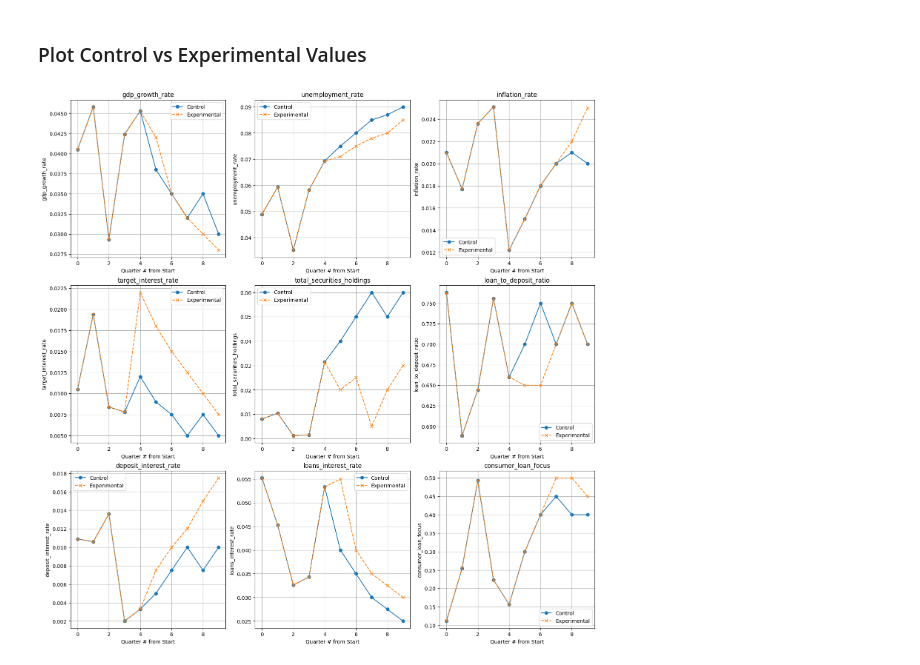
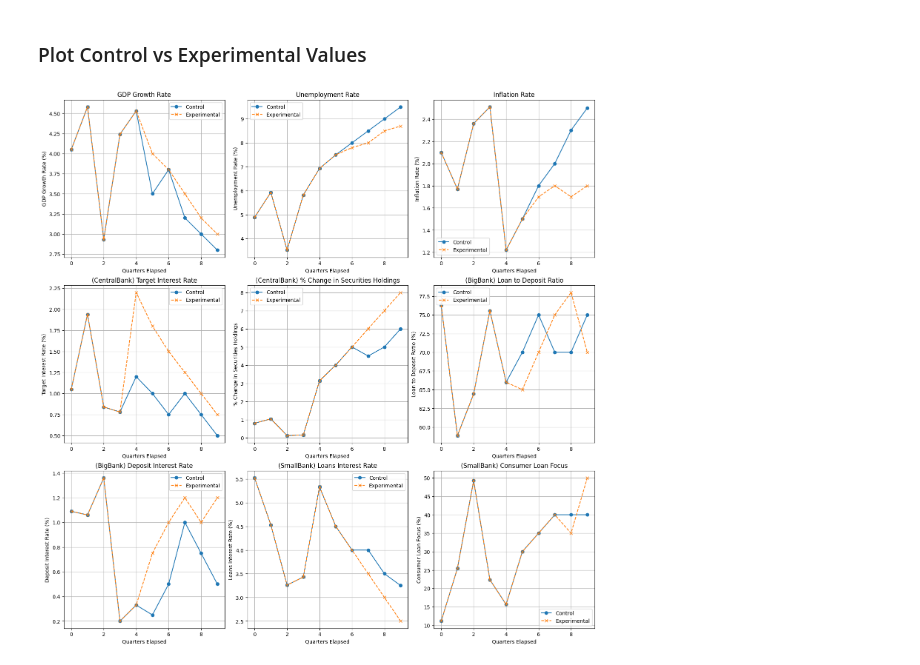
Before and after one commit to akhilkarra/agentomics, a Jupyter notebook: docs/percolate_deltas.ipynb, the cells around one changed output. Saved outputs shown, nothing was run; the diff lists cells and outputs as text; code cells hidden in the pictures.

```diff
--- a/docs/percolate_deltas.ipynb
+++ b/docs/percolate_deltas.ipynb
@@ -179,33 +166,57 @@ globals_exp_df = pd.read_csv(EXP_CSV_PATH)
 # %% [markdown]
 ### Plot Control vs Experimental Values
 # %%
+titles = {
+    "gdp_growth_rate": "GDP Growth Rate",
+    "unemployment_rate": "Unemployment Rate",
+    "inflation_rate": "Inflation Rate",
+    "target_interest_rate": "(CentralBank) Target Interest Rate",
+    "total_securities_holdings": "(CentralBank) % Change in Securities Holdings",
+    "loan_to_deposit_ratio": "(BigBank) Loan to Deposit Ratio",
+    "deposit_interest_rate": "(BigBank) Deposit Interest Rate",
+    "loans_interest_rate": "(SmallBank) Loans Interest Rate",
+    "consumer_loan_focus": "(SmallBank) Consumer Loan Focus"
+}
+
+ylabels = {
+    "gdp_growth_rate": "GDP Growth Rate (%)",
+    "unemployment_rate": "Unemployment Rate (%)",
+    "inflation_rate": "Inflation Rate (%)",
+    "target_interest_rate": "Target Interest Rate (%)",
+    "total_securities_holdings": "% Change in Securities Holdings",
+    "loan_to_deposit_ratio": "Loan to Deposit Ratio (%)",
+    "deposit_interest_rate": "Deposit Interest Rate (%)",
+    "loans_interest_rate": "Loans Interest Rate (%)",
+    "consumer_loan_focus": "Consumer Loan Focus (%)"
+}
+
 # List of columns to plot
 columns = globals_control_df.columns[1:]
 
 # Determine the layout of subplots (e.g., 3 rows, 3 columns for 9 plots)
 n_cols = 3
 n_rows = -(-len(columns) // n_cols)  # Ceiling division to determine rows
 
 # Create the figure and axes
 fig, axes = plt.subplots(n_rows, n_cols, figsize=(15, 5 * n_rows), constrained_layout=True)
 axes = axes.flatten()  # Flatten the axes array for easy indexing
 
 # Plot each column in a separate subplot
 for i, col in enumerate(columns):
     ax = axes[i]
-    ax.plot(globals_control_df[col], label="Control", marker="o", linestyle="-")
-    ax.plot(globals_exp_df[col], label="Experimental", marker="x", linestyle="--")
-    ax.set_title(col)
-    ax.set_xlabel("Quarter # from Start")
-    ax.set_ylabel(col)
+    ax.plot(globals_control_df[col] * 100.0, label="Control", marker="o", linestyle="-")
+    ax.plot(globals_exp_df[col] * 100.0, label="Experimental", marker="x", linestyle="--")
+    ax.set_title(titles[col])
+    ax.set_xlabel("Quarters Elapsed")
+    ax.set_ylabel(ylabels[col])
     ax.legend()
     ax.grid(True)
 
 # Turn off any extra subplots if the number of plots is less than n_rows * n_cols
 for j in range(len(columns), len(axes)):
     fig.delaxes(axes[j])
 
 # Show the plots
 plt.show()
 # %% [output]
-[figure, old version]
+[figure, new version]
```
Also changed, not shown: parts of 3 cells of this notebook, 9 other files.
